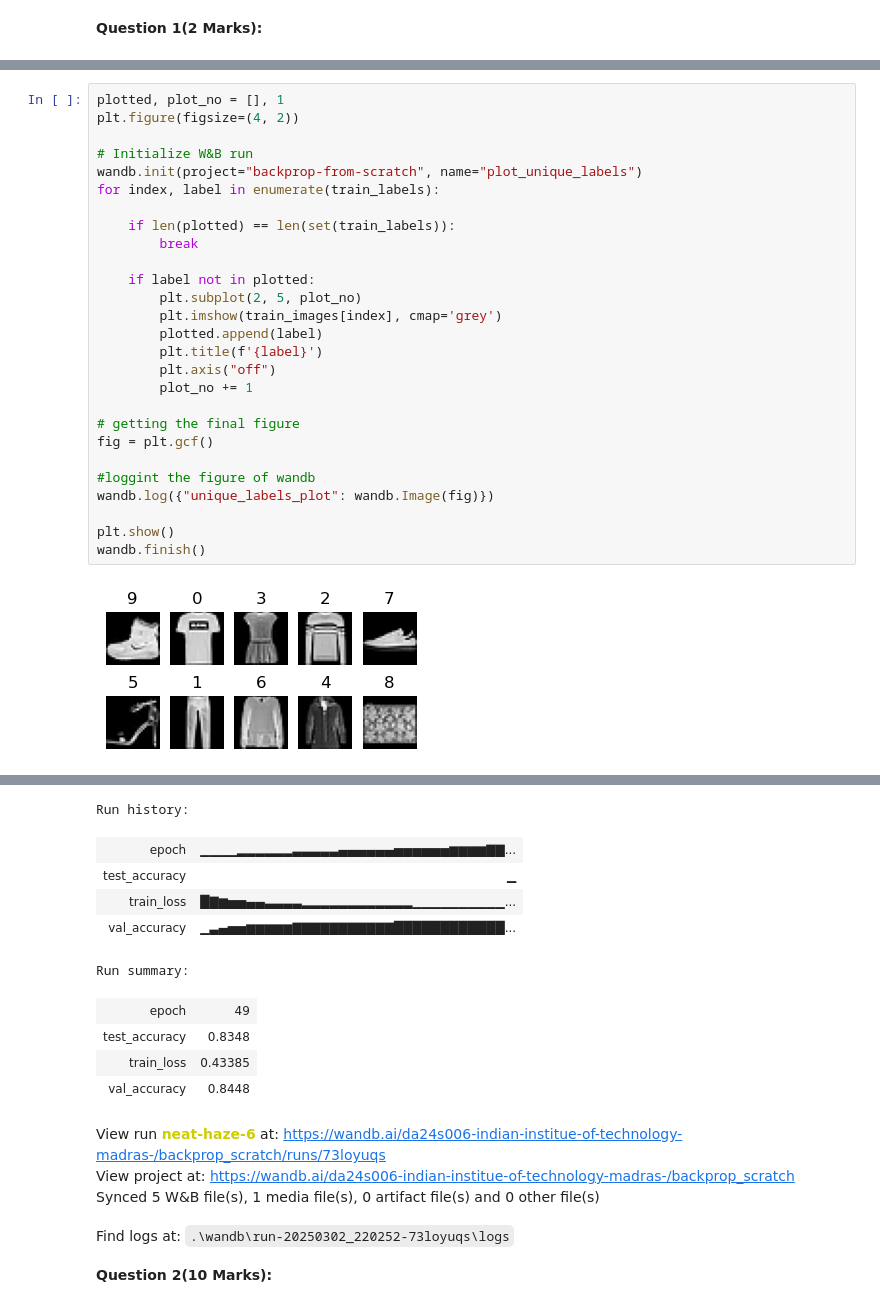
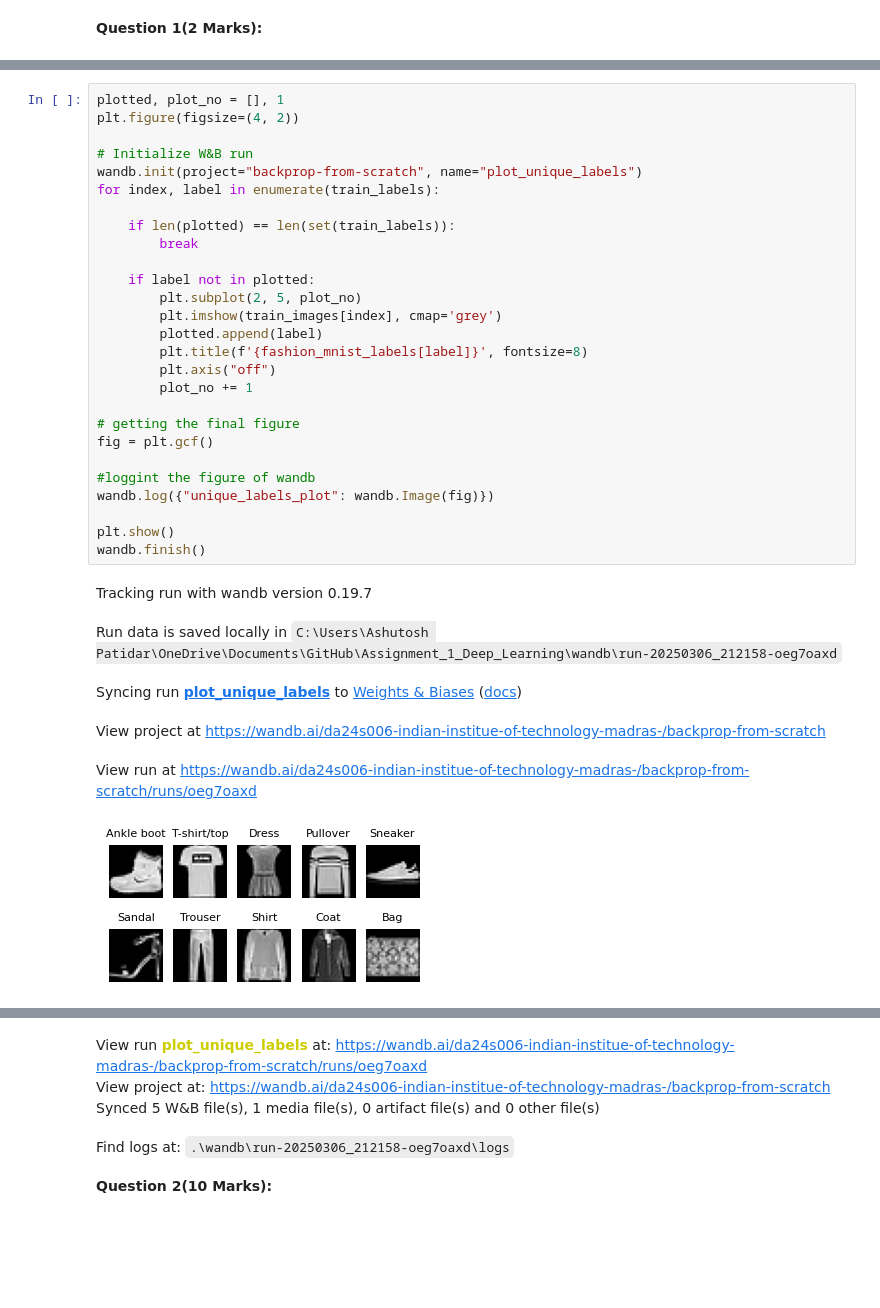
Before and after one commit to asu2304/DA6401-Introduction-to-Deep-Learning-Assignment_1, a Jupyter notebook: tentative_code.ipynb, the cells around one changed output, grey strips where cells are left out. Cells and saved outputs as stored; diff of their text form; blank space fills up the shorter version.

Commit message:
added label for quesiton 1

```diff
--- a/tentative_code.ipynb
+++ b/tentative_code.ipynb
@@ -45,46 +56,41 @@ from keras.datasets import fashion_mnist
 # %%
 plotted, plot_no = [], 1
 plt.figure(figsize=(4, 2))
 
 # Initialize W&B run
 wandb.init(project="backprop-from-scratch", name="plot_unique_labels")
 for index, label in enumerate(train_labels):
 
     if len(plotted) == len(set(train_labels)):
         break
 
     if label not in plotted:
         plt.subplot(2, 5, plot_no)
         plt.imshow(train_images[index], cmap='grey')
         plotted.append(label)
-        plt.title(f'{label}')
+        plt.title(f'{fashion_mnist_labels[label]}', fontsize=8)
         plt.axis("off")
         plot_no += 1
 
 # getting the final figure
 fig = plt.gcf()
 
 #loggint the figure of wandb
 wandb.log({"unique_labels_plot": wandb.Image(fig)})
 
 plt.show()
 wandb.finish()
 # %% [output]
+Tracking run with wandb version 0.19.7
+Run data is saved locally in C:\Users\Ashutosh Patidar\OneDrive\Documents\GitHub\Assignment_1_Deep_Learning\wandb\run-20250306_212158-oeg7oaxd
+Syncing run plot_unique_labels to Weights & Biases (docs)
+View project at https://wandb.ai/da24s006-indian-institue-of-technology-madras-/backprop-from-scratch
+View run at https://wandb.ai/da24s006-indian-institue-of-technology-madras-/backprop-from-scratch/runs/oeg7oaxd
-[figure, old version]
+[figure, new version]
 [interactive output not drawn]
-Run history:
-| epoch | ▁▁▁▁▂▂▂▂▂▂▃▃▃▃▃▄▄▄▄▄▄▅▅▅▅▅▅▆▆▆▆▇▇... |
-| test_accuracy | ▁ |
-| train_loss | █▇▆▅▅▄▄▃▃▃▃▂▂▂▂▂▂▂▂▂▂▂▂▁▁▁▁▁▁▁▁▁▁... |
-| val_accuracy | ▁▃▄▅▅▆▆▆▆▆▇▇▇▇▇▇▇▇▇▇▇████████████... |
-Run summary:
-| epoch | 49 |
-| test_accuracy | 0.8348 |
-| train_loss | 0.43385 |
-| val_accuracy | 0.8448 |
-View run neat-haze-6 at: https://wandb.ai/da24s006-indian-institue-of-technology-madras-/backprop_scratch/runs/73loyuqs
-View project at: https://wandb.ai/da24s006-indian-institue-of-technology-madras-/backprop_scratch
-Synced 5 W&B file(s), 1 media file(s), 0 artifact file(s) and 0 other file(s)
-Find logs at: .\wandb\run-20250302_220252-73loyuqs\logs
+View run plot_unique_labels at: https://wandb.ai/da24s006-indian-institue-of-technology-madras-/backprop-from-scratch/runs/oeg7oaxd
+View project at: https://wandb.ai/da24s006-indian-institue-of-technology-madras-/backprop-from-scratch
+Synced 5 W&B file(s), 1 media file(s), 0 artifact file(s) and 0 other file(s)
+Find logs at: .\wandb\run-20250306_212158-oeg7oaxd\logs
 # %% [markdown]
 **Question 2(10 Marks):**
```
Also changed, not shown: parts of 7 cells of this notebook, 20 other files.
